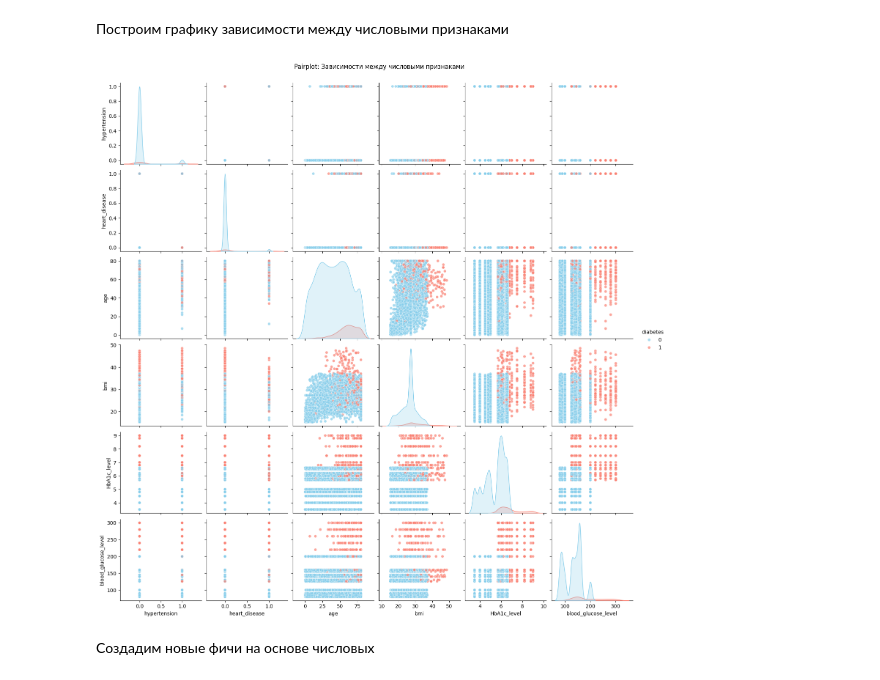
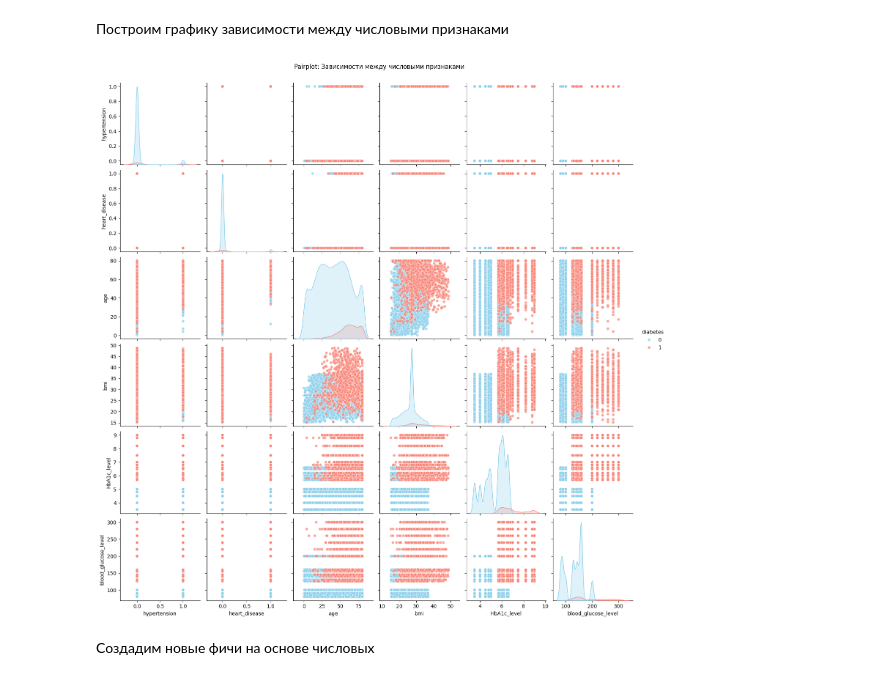
Before and after one commit to JonAJ21/AI_LABS, a Jupyter notebook: lab5.ipynb, the cells around one changed output. Drawn from its saved outputs; the diff is of its cells as text; code cells hidden in the pictures.

```diff
--- a/lab5.ipynb
+++ b/lab5.ipynb
@@ -470,13 +472,13 @@ plt.show()
 # %% [markdown]
 Построим графику зависимости между числовыми признаками
 # %%
-sns.pairplot(diabetes_clean[binary_features + numeric_features + ['diabetes']].sample(n=5000, random_state=42),
+sns.pairplot(diabetes_clean[binary_features + numeric_features + ['diabetes']],
              hue='diabetes', palette=['skyblue', 'salmon'],
              diag_kind='kde', plot_kws={'alpha': 0.7, 's': 30})
 plt.suptitle('Pairplot: Зависимости между числовыми признаками', y=1.02)
 plt.show()
 # %% [output]
-[figure, old version]
+[figure, new version]
 # %% [markdown]
 Создадим новые фичи на основе числовых
 # %%
```
Also changed, not shown: parts of 31 cells of this notebook, 3 other files.
